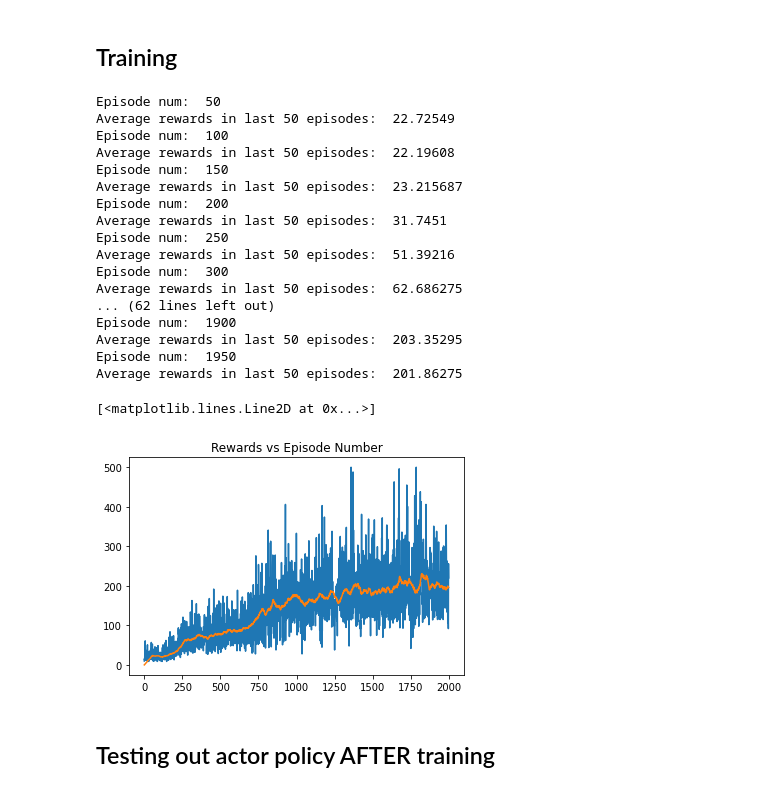
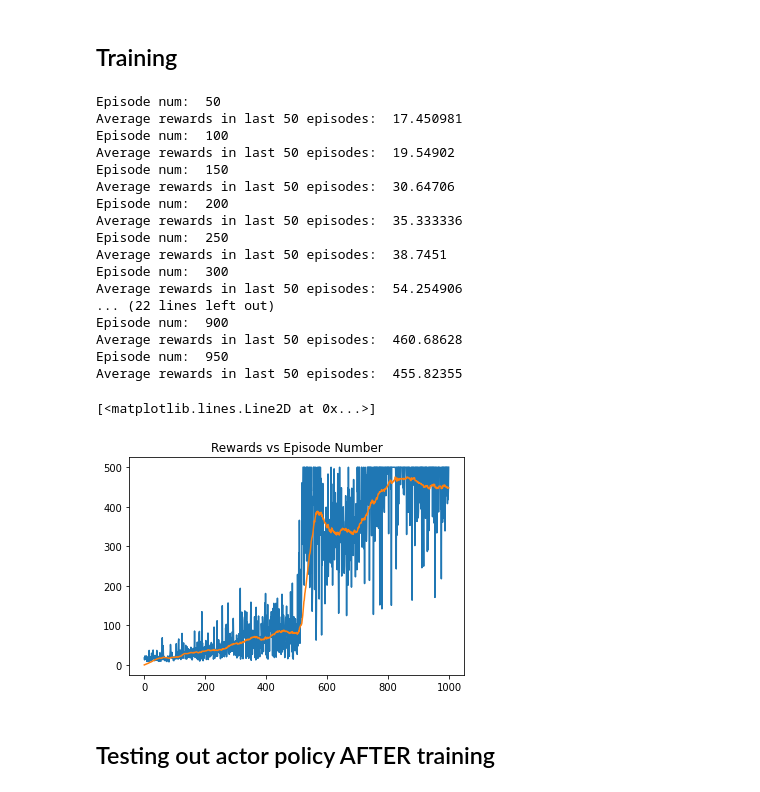
Before and after one commit to mcnica89/MATH4060, a Jupyter notebook: ActorCritic_CartPole_Example.ipynb, the cells around one changed output. Cells and saved outputs as stored; diff of their text form; code cells hidden in the pictures.

Commit message:
Updated to add a training schedule where the actor and critic initial use the same weights in the hidden layer. This greatly improves performance! Created using Colaboratory

```diff
--- a/ActorCritic_CartPole_Example.ipynb
+++ b/ActorCritic_CartPole_Example.ipynb
@@ -209,8 +209,10 @@ actor_hl_b = jax.random.normal(keys[0], (N_hidden,) ) / 100
 actor_hl_w = jax.random.normal(keys[1], (N_hidden, N_inputs)) / 100
 actor_w = jax.random.normal(keys[2], (N_actions, N_hidden)) / 100
 
-critic_hl_b = jax.random.normal(keys[3], (N_hidden,) )
-critic_hl_w = jax.random.normal(keys[4], (N_hidden, N_inputs))
+#We choose to start out with the same weights in the hidden layer for both the actor and critic
+#(We will allow them to specialize later on in training)
+critic_hl_b = actor_hl_b
+critic_hl_w = actor_hl_w
 critic_w = jax.random.normal(keys[5], (N_hidden,) )
 #We set the critic bias to 22 since this is approximately the average value
 # of the purely random policy. That way the value function is less biased on initialization
@@ -297,7 +298,7 @@ This is an implementation of the one step Actor-Critic training (See pseudo-code
 # This will update the weights for actor and critic to try and find good values that work
 # Note: The weights should be initialized from the last block
 
-N_episodes = 2000
+N_episodes = 1000
 #2000 episodes takes about 2 min in collab
 # Final reward is ~200 after this many iterations
 
@@ -309,7 +310,8 @@ episode_num = 0
 gamma = 0.95
 lr_actor_init = 0.1 #this is what the lr for the actor starts at on each episode
 lr_actor = lr_actor_init  #the actual learning rate is decreased by factor gamma each step during training
-lr_critic = 0.1
+lr_critic_init = 0.1
+lr_critic = lr_critic_init
 
 #Set the OpenAI gym environment
 env = gym.make('CartPole-v1')
@@ -319,6 +321,13 @@ obs = env.reset()
 
 #Loop through episodes
 while episode_num < N_episodes:
+
+
+    #We have the actor and critic share the same hidden layer weights/biases
+    # for the first half of training, and then they specialize after that
+    if episode_num < 0.5*N_episodes:
+      actor_hl_w = critic_hl_w
+      actor_hl_b = critic_hl_b
 
     #Generate actor policy probs and critic estimate for the current obs
     actor_probs = actor_func(actor_hl_w, actor_hl_b, actor_w, obs)
@@ -331,9 +340,25 @@ while episode_num < N_episodes:
     next_obs, reward, done, info = env.step( int(action) )
     total_rewards_this_episode += reward
 
+
+    if total_rewards_this_episode >= 498:
+      #Since the simulation automatically cuts off at time 500, we don't want to make any changes at this point
+      lr_critic = 0.0
+      lr_actor = 0.0
+
     #Use the critic to estimate the value of the new state
     #Important! Note that the next_critic_value uses the ground truth of "0" if done==True
+
+
+    #We have the actor and critic share the same hidden layer weights/biases
+    # for the first half of training, and then they specialize after that
+    if episode_num < 0.5*N_episodes:
+      critic_hl_w = actor_hl_w
+      critic_hl_b = actor_hl_b
+
+    #If we are done, the value of the state should be pushed to zero
     next_critic_value = (1.0-done)*critic_func(critic_hl_w, critic_hl_b, critic_w, critic_b, next_obs)
+
 
     #Delta is the TD learning difference:
     # difference between what the critic thought the value was with the old info and what it thinks with the new info
@@ -358,47 +383,49 @@ while episode_num < N_episodes:
     # Formally speaking, this accounts for the discount factor of \gamma^t that should be there at time t.
     lr_actor = lr_actor*gamma
 
+
     obs = next_obs
     if done:
         lr_actor = lr_actor_init
+        lr_critic = lr_critic_init
         reward_history[episode_num] = total_rewards_this_episode
 
         if episode_num % 50 == 0 and episode_num > 0:
           print("Episode num: ", episode_num)
           print("Average rewards in last 50 episodes: ", jnp.mean(reward_history[episode_num-50:episode_num+1]))
 
         total_rewards_this_episode = 0
         episode_num += 1
         obs = env.reset()
 
 
 def rolling_average(x, window_size):
     window = np.ones(int(window_size))/float(window_size)
     return np.convolve(x, window, 'full')[0:len(x)]
 
 plt.title("Rewards vs Episode Number")
 plt.plot(reward_history)
 plt.plot(rolling_average(reward_history,50))
 # %% [output]
 Episode num:  50
-Average rewards in last 50 episodes:  22.72549
+Average rewards in last 50 episodes:  17.450981
 Episode num:  100
-Average rewards in last 50 episodes:  22.19608
+Average rewards in last 50 episodes:  19.54902
 Episode num:  150
-Average rewards in last 50 episodes:  23.215687
+Average rewards in last 50 episodes:  30.64706
 Episode num:  200
-Average rewards in last 50 episodes:  31.7451
+Average rewards in last 50 episodes:  35.333336
 Episode num:  250
-Average rewards in last 50 episodes:  51.39216
+Average rewards in last 50 episodes:  38.7451
 Episode num:  300
-Average rewards in last 50 episodes:  62.686275
-... (62 lines left out)
-Episode num:  1900
-Average rewards in last 50 episodes:  203.35295
-Episode num:  1950
-Average rewards in last 50 episodes:  201.86275
+Average rewards in last 50 episodes:  54.254906
+... (22 lines left out)
+Episode num:  900
+Average rewards in last 50 episodes:  460.68628
+Episode num:  950
+Average rewards in last 50 episodes:  455.82355
 [<matplotlib.lines.Line2D at 0x...>]
-[figure, old version]
+[figure, new version]
 # %% [markdown]
 ## Testing out actor policy AFTER training
 # %%
```
Also changed, not shown: parts of 9 cells of this notebook.
